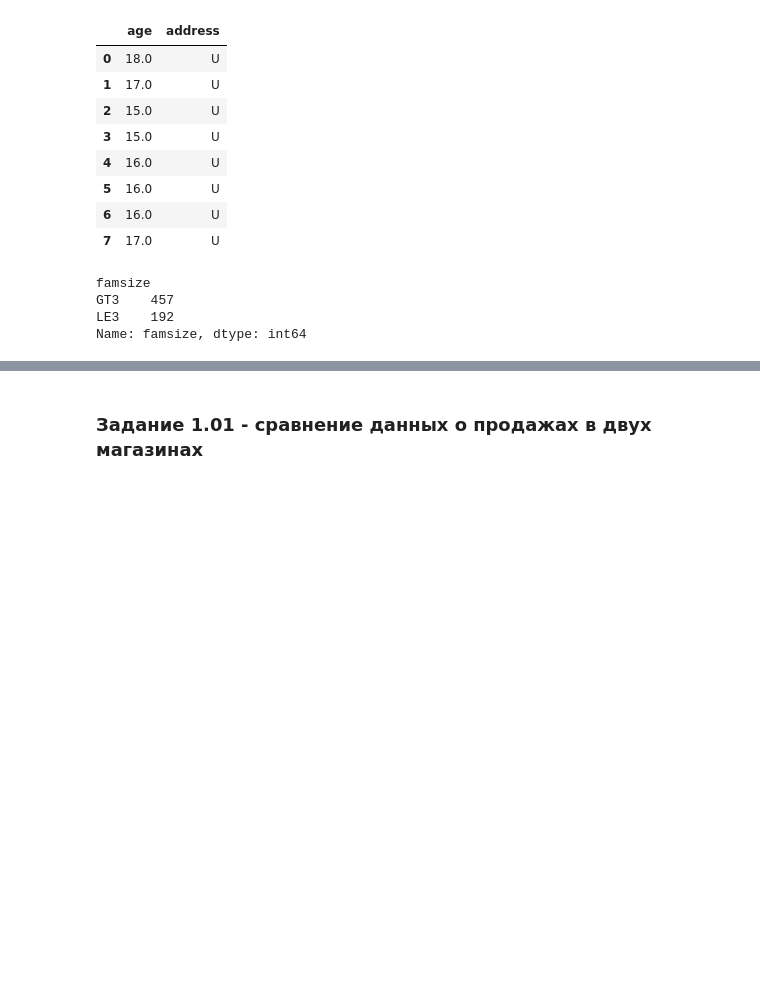
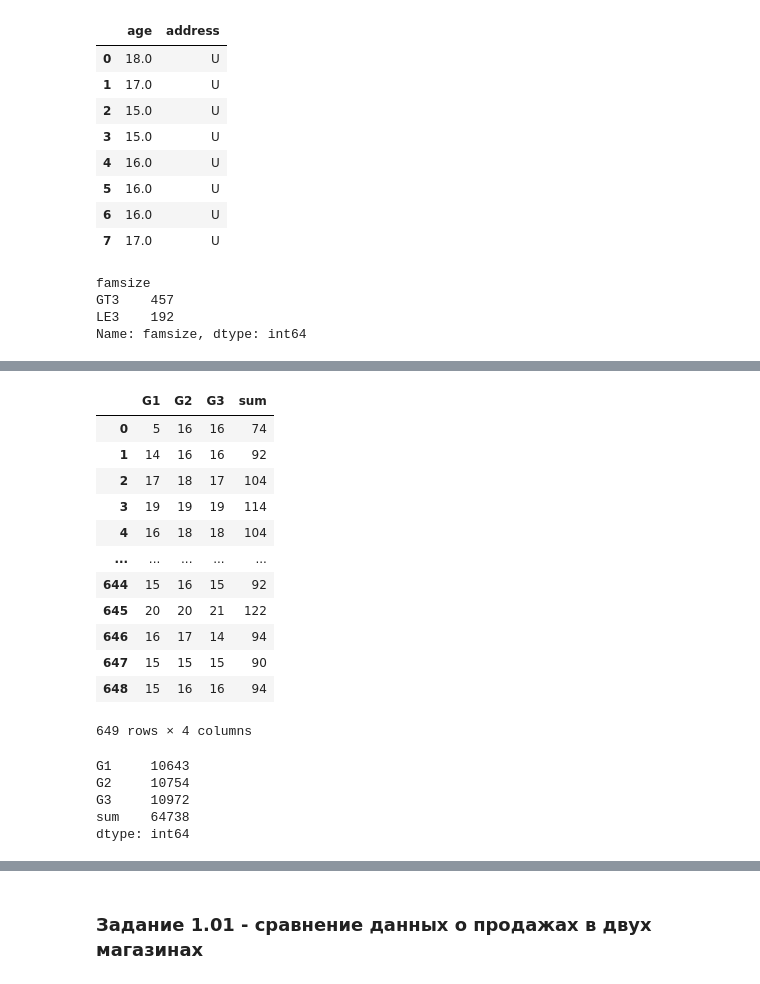
Before and after one commit to rgenius-ru/pandas_lessons, a Jupyter notebook: lessons/Pandas_for_Data_Engineering/part1.ipynb, the cells around one changed output, grey strips where cells are left out. Drawn from its saved outputs; the diff is of its cells as text; code cells hidden in the pictures; blank space fills up the shorter version.

```diff
--- a/lessons/Pandas_for_Data_Engineering/part1.ipynb
+++ b/lessons/Pandas_for_Data_Engineering/part1.ipynb
@@ -322,0 +400,3 @@ Name: famsize, dtype: int64
+# %%
+df = student_por[['G1', 'G2', 'G3']].apply(lambda x: x + 5)
+df
@@ -322,0 +440,24 @@ Name: famsize, dtype: int64
+# %%
+df
+# %% [output]
+|  | G1 | G2 | G3 | sum |
+| 0 | 5 | 16 | 16 | 74 |
+| 1 | 14 | 16 | 16 | 92 |
+| 2 | 17 | 18 | 17 | 104 |
+| 3 | 19 | 19 | 19 | 114 |
+| 4 | 16 | 18 | 18 | 104 |
+| ... | ... | ... | ... | ... |
+| 644 | 15 | 16 | 15 | 92 |
+| 645 | 20 | 20 | 21 | 122 |
+| 646 | 16 | 17 | 14 | 94 |
+| 647 | 15 | 15 | 15 | 90 |
+| 648 | 15 | 16 | 16 | 94 |
+649 rows × 4 columns
+# %%
+df.sum()
+# %% [output]
+G1     10643
+G2     10754
+G3     10972
+sum    64738
+dtype: int64
```
Also changed, not shown: parts of 25 cells of this notebook.
